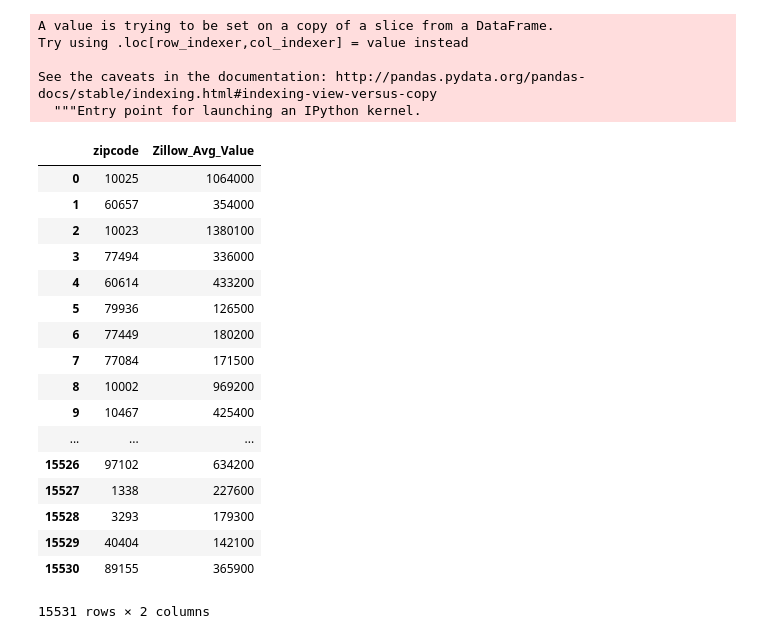
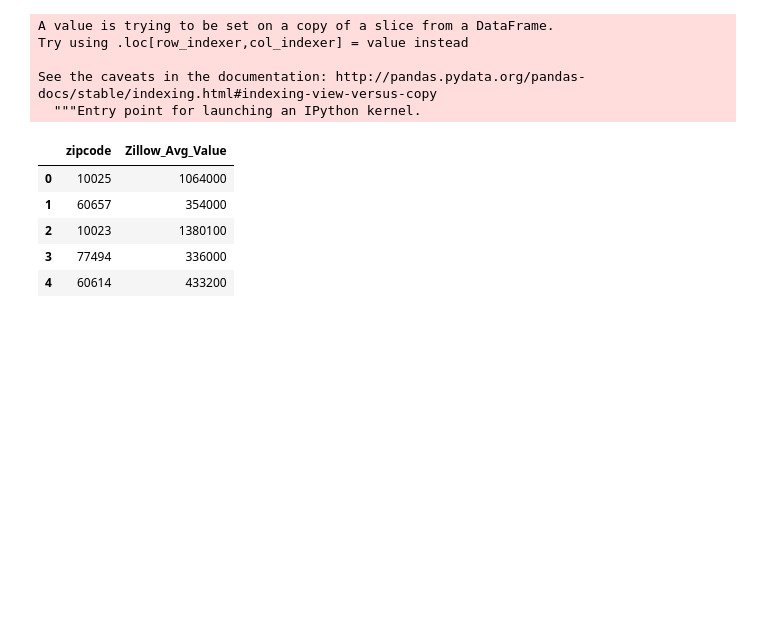
Before and after one commit to ericcheechee/ProjectBeta, a Jupyter notebook: data_cleanup.ipynb, the cells around one changed output. Cells and saved outputs as stored; diff of their text form; code cells hidden in the pictures; blank space fills up the shorter version.

```diff
--- a/data_cleanup.ipynb
+++ b/data_cleanup.ipynb
@@ -123,27 +111,15 @@ See the caveats in the documentation: http://pandas.pydata.org/pandas-docs/stabl
 # %%
 zipcode_values = pd.read_csv('HV_zipcode.csv', encoding='latin1')
 
 values = zipcode_values[['RegionName', 'Zhvi']]
 values = values.rename(columns={'RegionName':'zipcode', 'Zhvi': 'Zillow_Avg_Value'})
-values
+values.head()
 # %% [output]
 |  | zipcode | Zillow_Avg_Value |
 | 0 | 10025 | 1064000 |
 | 1 | 60657 | 354000 |
 | 2 | 10023 | 1380100 |
 | 3 | 77494 | 336000 |
 | 4 | 60614 | 433200 |
-| 5 | 79936 | 126500 |
-| 6 | 77449 | 180200 |
-| 7 | 77084 | 171500 |
-| 8 | 10002 | 969200 |
-| 9 | 10467 | 425400 |
-| ... | ... | ... |
-| 15526 | 97102 | 634200 |
-| 15527 | 1338 | 227600 |
-| 15528 | 3293 | 179300 |
-| 15529 | 40404 | 142100 |
-| 15530 | 89155 | 365900 |
-15531 rows × 2 columns
 # %%
 merged_df = pd.merge(listings_df, values, how='left', on=['zipcode', 'zipcode'])
```
Also changed, not shown: parts of 6 cells of this notebook, 5 other files.
